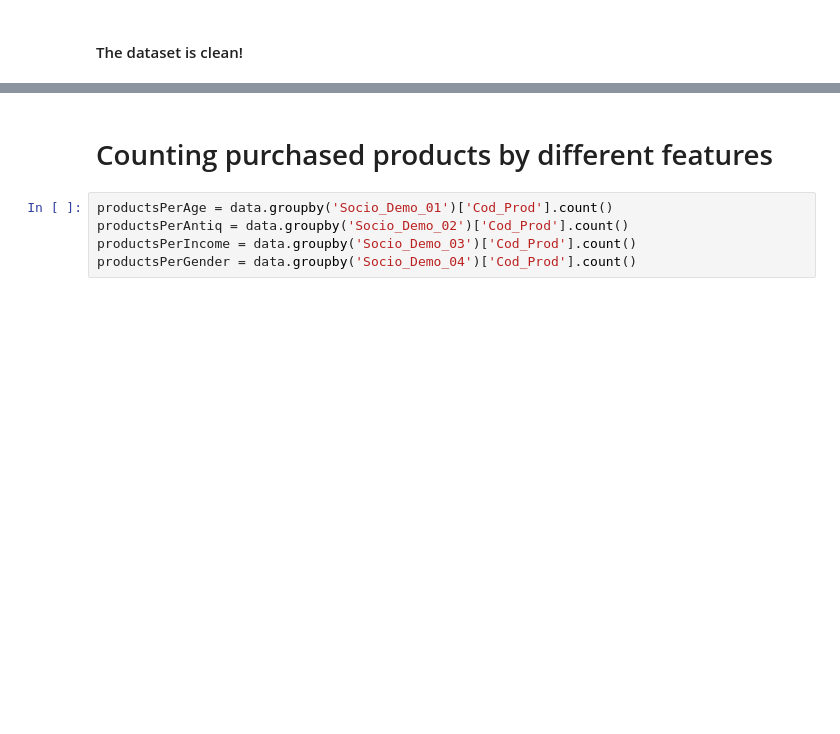
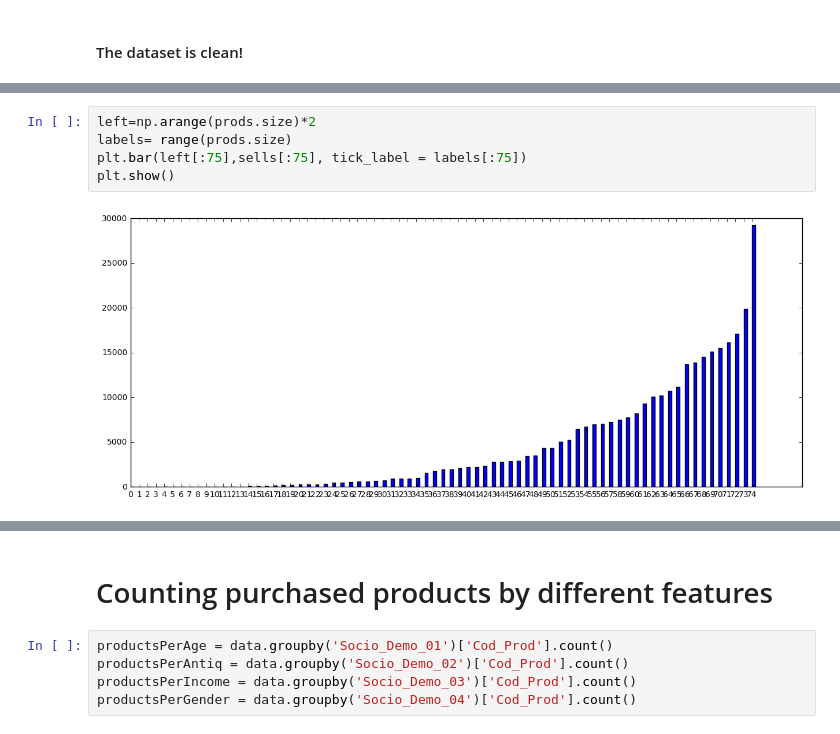
Before and after one commit to SaucePan1/CMDatathon, a Jupyter notebook: VisualizeData.ipynb, the cells around one changed output, grey strips where cells are left out. Drawn from its saved outputs; the diff is of its cells as text; blank space fills up the shorter version.

```diff
--- a/VisualizeData.ipynb
+++ b/VisualizeData.ipynb
@@ -198,0 +282,7 @@ False
+# %%
+left=np.arange(prods.size)*2
+labels= range(prods.size)
+plt.bar(left[:75],sells[:75], tick_label = labels[:75])
+plt.show()
+# %% [output]
+[figure, added]
```
Also changed, not shown: parts of 133 cells of this notebook.
